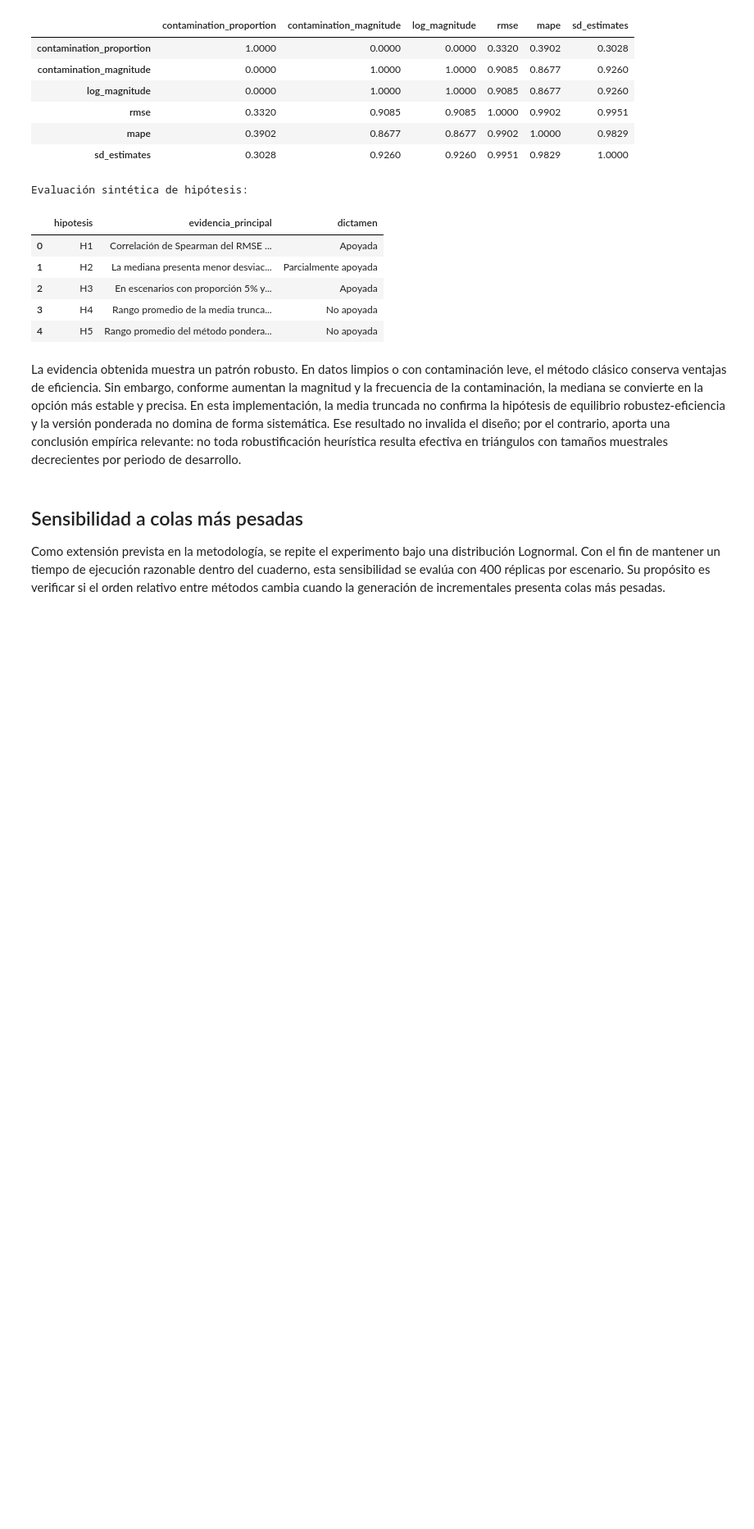
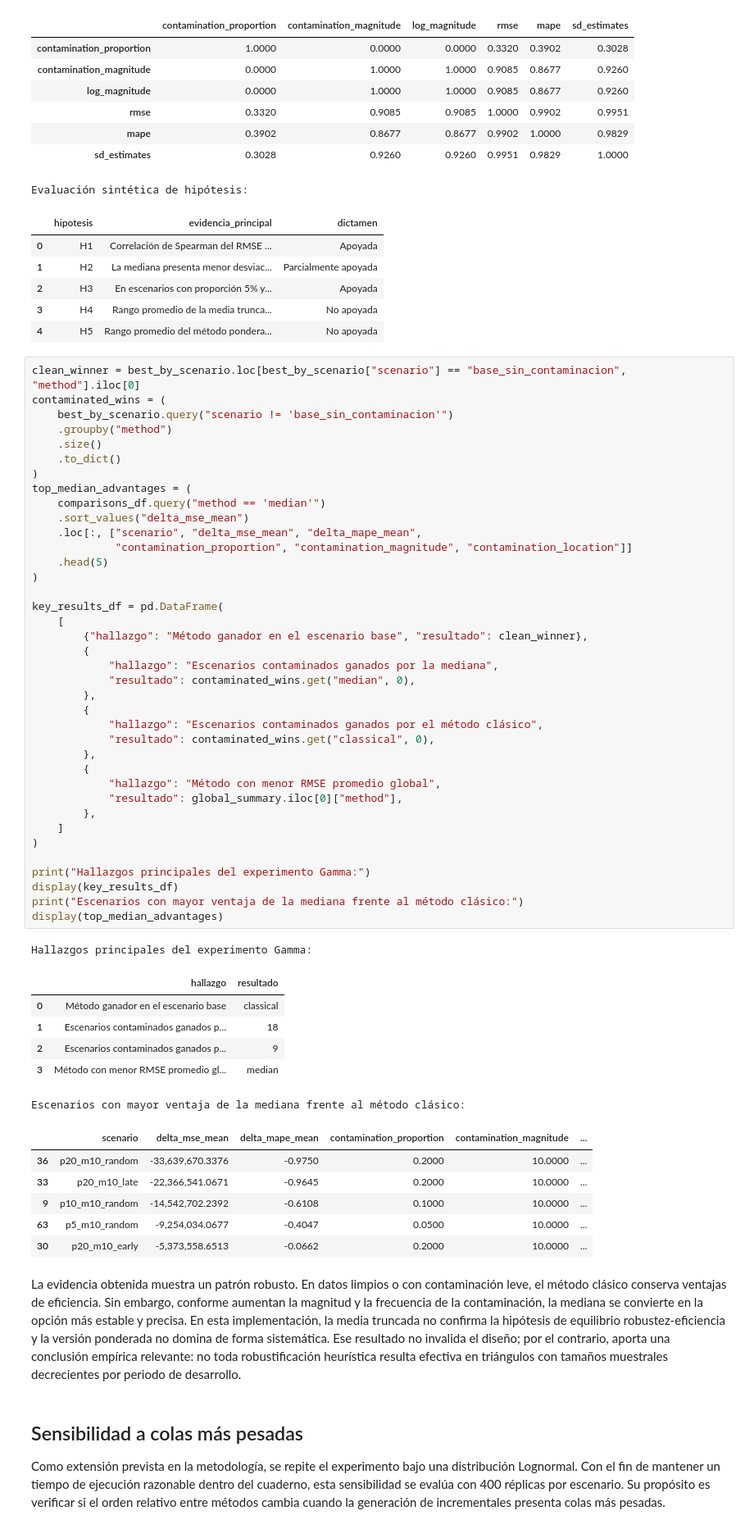
Before and after one commit to nataliazarate1/Proyecto-IBNR-R, a Jupyter notebook: notebooks/ibnr_chain_ladder_robusto.ipynb, the cells around one changed output. Shown at 82% size. Saved outputs shown, nothing was run; the diff lists cells and outputs as text; blank space fills up the shorter version.

```diff
--- a/notebooks/ibnr_chain_ladder_robusto.ipynb
+++ b/notebooks/ibnr_chain_ladder_robusto.ipynb
@@ -534,6 +697,58 @@ Evaluación sintética de hipótesis:
 | 2 | H3 | En escenarios con proporción 5% y... | Apoyada |
 | 3 | H4 | Rango promedio de la media trunca... | No apoyada |
 | 4 | H5 | Rango promedio del método pondera... | No apoyada |
+# %%
+clean_winner = best_by_scenario.loc[best_by_scenario["scenario"] == "base_sin_contaminacion", "method"].iloc[0]
+contaminated_wins = (
+    best_by_scenario.query("scenario != 'base_sin_contaminacion'")
+    .groupby("method")
+    .size()
+    .to_dict()
+)
+top_median_advantages = (
+    comparisons_df.query("method == 'median'")
+    .sort_values("delta_mse_mean")
+    .loc[:, ["scenario", "delta_mse_mean", "delta_mape_mean",
+             "contamination_proportion", "contamination_magnitude", "contamination_location"]]
+    .head(5)
+)
+
+key_results_df = pd.DataFrame(
+    [
+        {"hallazgo": "Método ganador en el escenario base", "resultado": clean_winner},
+        {
+            "hallazgo": "Escenarios contaminados ganados por la mediana",
+            "resultado": contaminated_wins.get("median", 0),
+        },
+        {
+            "hallazgo": "Escenarios contaminados ganados por el método clásico",
+            "resultado": contaminated_wins.get("classical", 0),
+        },
+        {
+            "hallazgo": "Método con menor RMSE promedio global",
+            "resultado": global_summary.iloc[0]["method"],
+        },
+    ]
+)
+
+print("Hallazgos principales del experimento Gamma:")
+display(key_results_df)
+print("Escenarios con mayor ventaja de la mediana frente al método clásico:")
+display(top_median_advantages)
+# %% [output]
+Hallazgos principales del experimento Gamma:
+|  | hallazgo | resultado |
+| 0 | Método ganador en el escenario base | classical |
+| 1 | Escenarios contaminados ganados p... | 18 |
+| 2 | Escenarios contaminados ganados p... | 9 |
+| 3 | Método con menor RMSE promedio gl... | median |
+Escenarios con mayor ventaja de la mediana frente al método clásico:
+|  | scenario | delta_mse_mean | delta_mape_mean | contamination_proportion | contamination_magnitude | ... |
+| 36 | p20_m10_random | -33,639,670.3376 | -0.9750 | 0.2000 | 10.0000 | ... |
+| 33 | p20_m10_late | -22,366,541.0671 | -0.9645 | 0.2000 | 10.0000 | ... |
+| 9 | p10_m10_random | -14,542,702.2392 | -0.6108 | 0.1000 | 10.0000 | ... |
+| 63 | p5_m10_random | -9,254,034.0677 | -0.4047 | 0.0500 | 10.0000 | ... |
+| 30 | p20_m10_early | -5,373,558.6513 | -0.0662 | 0.2000 | 10.0000 | ... |
 # %% [markdown]
 La evidencia obtenida muestra un patrón robusto. En datos limpios o con contaminación leve, el método clásico conserva ventajas de eficiencia. Sin embargo, conforme aumentan la magnitud y la frecuencia de la contaminación, la mediana se convierte en la opción más estable y precisa. En esta implementación, la media truncada no confirma la hipótesis de equilibrio robustez-eficiencia y la versión ponderada no domina de forma sistemática. Ese resultado no invalida el diseño; por el contrario, aporta una conclusión empírica relevante: no toda robustificación heurística resulta efectiva en triángulos con tamaños muestrales decrecientes por periodo de desarrollo.
 # %% [markdown]
```
Also changed, not shown: parts of 18 cells of this notebook, 1 other file.
